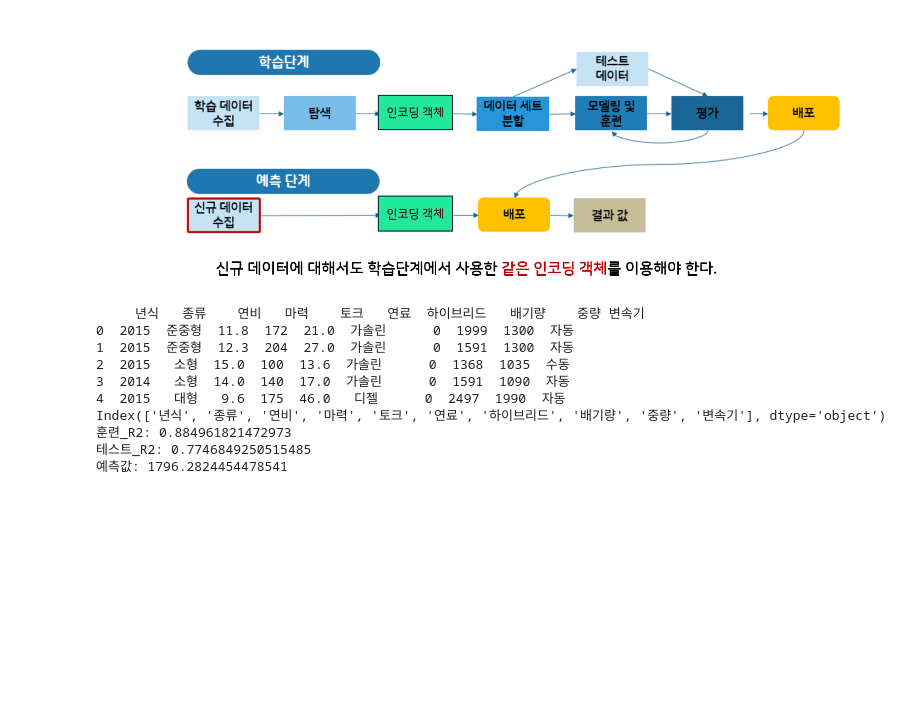
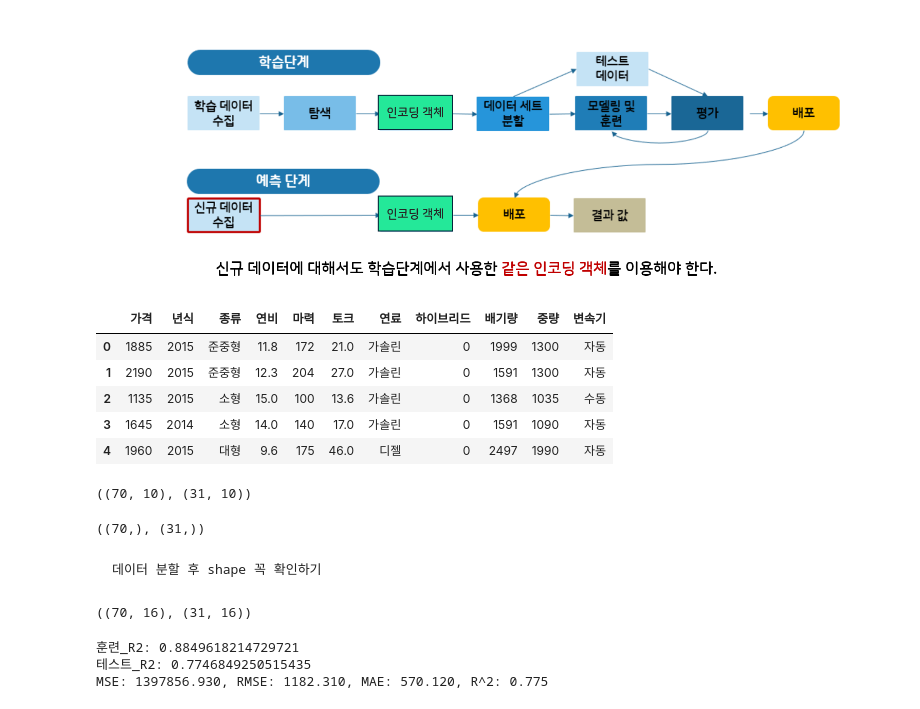
Before and after one commit to yejuPark/ML, a Jupyter notebook: class/1일차/1.머신러닝/12.회귀_현대자동차가격예측/1.선형회귀모델.ipynb, the cells around one changed output. Cells and saved outputs as stored; diff of their text form; code cells hidden in the pictures; blank space fills up the shorter version.

````diff
--- a/class/1일차/1.머신러닝/12.회귀_현대자동차가격예측/1.선형회귀모델.ipynb
+++ b/class/1일차/1.머신러닝/12.회귀_현대자동차가격예측/1.선형회귀모델.ipynb
@@ -1,2 +1,15 @@
 # %% [markdown]
 ![](embedded-picture-1)
+# %%
+import pandas as pd
+train_df = pd.read_csv('./data/train_pre.csv')   # 1차 가공완료 버전이어야 함
+test_df = pd.read_csv('./data/test.csv')
+# %%
+train_df.head()
+# %% [output]
+|  | 가격 | 년식 | 종류 | 연비 | 마력 | 토크 | 연료 | 하이브리드 | 배기량 | 중량 | 변속기 |
+| 0 | 1885 | 2015 | 준중형 | 11.8 | 172 | 21.0 | 가솔린 | 0 | 1999 | 1300 | 자동 |
+| 1 | 2190 | 2015 | 준중형 | 12.3 | 204 | 27.0 | 가솔린 | 0 | 1591 | 1300 | 자동 |
+| 2 | 1135 | 2015 | 소형 | 15.0 | 100 | 13.6 | 가솔린 | 0 | 1368 | 1035 | 수동 |
+| 3 | 1645 | 2014 | 소형 | 14.0 | 140 | 17.0 | 가솔린 | 0 | 1591 | 1090 | 자동 |
+| 4 | 1960 | 2015 | 대형 | 9.6 | 175 | 46.0 | 디젤 | 0 | 2497 | 1990 | 자동 |
@@ -2,0 +22,18 @@
+# %%
+x_train_df.shape, x_test_df.shape
+# %% [output]
+((70, 10), (31, 10))
+# %%
+y_train_df.shape, y_test_df.shape
+# %% [output]
+((70,), (31,))
+# %% [markdown]
+```
+데이터 분할 후 shape 꼭 확인하기
+```
+# %%
+# 인코딩 적용 후 데이터 상태 확인
+
+x_train.shape, x_test.shape
+# %% [output]
+((70, 16), (31, 16))
@@ -10,48 +60,58 @@ import warnings
 warnings.filterwarnings(action='ignore')
 
 ##########데이터 로드
-
+train_df = pd.read_csv('./data/train_pre.csv')   # 1차 가공완료 버전이어야 함
+test_df = pd.read_csv('./data/test.csv')
 
 
 ##########데이터 분석
 
 ##########데이터 전처리
 
+##데이터 분할 (분할 후 shape 꼭 확인)
+# x_data = df.drop(['label'], axis=1)
+# y_data = df['label']
+
+y_train_df = train_df['가격']
+y_test_df = test_df['가격']
+
+x_train_df = train_df.drop(['가격'], axis=1)
+x_test_df = test_df.drop(['가격'], axis=1)
 
 
 ########### 인코딩
 transformer = make_column_transformer(
-    (OneHotEncoder(), [ 인코딩 할 컬럼 삽입]),
+    (OneHotEncoder(), ['종류', '연료', '변속기']),
     remainder='passthrough')
 
 transformer.fit(x_train_df)
 
 x_train = transformer.transform(x_train_df) #트랜스포머의 transform() 함수는 결과를 넘파이 배열로 리턴
-x_test = transformer.transform(x_test_df)
+x_test = transformer.transform(x_test_df)   #테스트는 fit 없이 transform 만 진행
+
+##--------------------전처리 끝----------------------------------------------------------------------
 
 ##########모델 생성
 
 model = LinearRegression()
 
-##########모델 학습
+# ##########모델 학습
+
+model.fit(x_train, y_train_df)
+
+# ##########모델 검증
+
+print(f'훈련_R2: {model.score(x_train, y_train_df)}')
+print(f'테스트_R2: {model.score(x_test, y_test_df)}')
 
 
-
-##########모델 검증
-
-print(f'훈련_R2: {model.score(, )}')
-print(f'테스트_R2: {model.score(, )}')
+# 모델 평가 (회귀 평가 지표 출력)
+y_predict = model.predict(x_test)
+evaluate_reg_all(y_test_df, y_predict)
 # %% [output]
-     년식   종류    연비   마력    토크   연료  하이브리드   배기량    중량 변속기
-0  2015  준중형  11.8  172  21.0  가솔린      0  1999  1300  자동
-1  2015  준중형  12.3  204  27.0  가솔린      0  1591  1300  자동
-2  2015   소형  15.0  100  13.6  가솔린      0  1368  1035  수동
-3  2014   소형  14.0  140  17.0  가솔린      0  1591  1090  자동
-4  2015   대형   9.6  175  46.0   디젤      0  2497  1990  자동
-Index(['년식', '종류', '연비', '마력', '토크', '연료', '하이브리드', '배기량', '중량', '변속기'], dtype='object')
-훈련_R2: 0.884961821472973
-테스트_R2: 0.7746849250515485
-예측값: 1796.2824454478541
+훈련_R2: 0.8849618214729721
+테스트_R2: 0.7746849250515435
+MSE: 1397856.930, RMSE: 1182.310, MAE: 570.120, R^2: 0.775
 # %%
 ##########모델 예측
 
````
Also changed, not shown: parts of 7 cells of this notebook, 8 other files.
